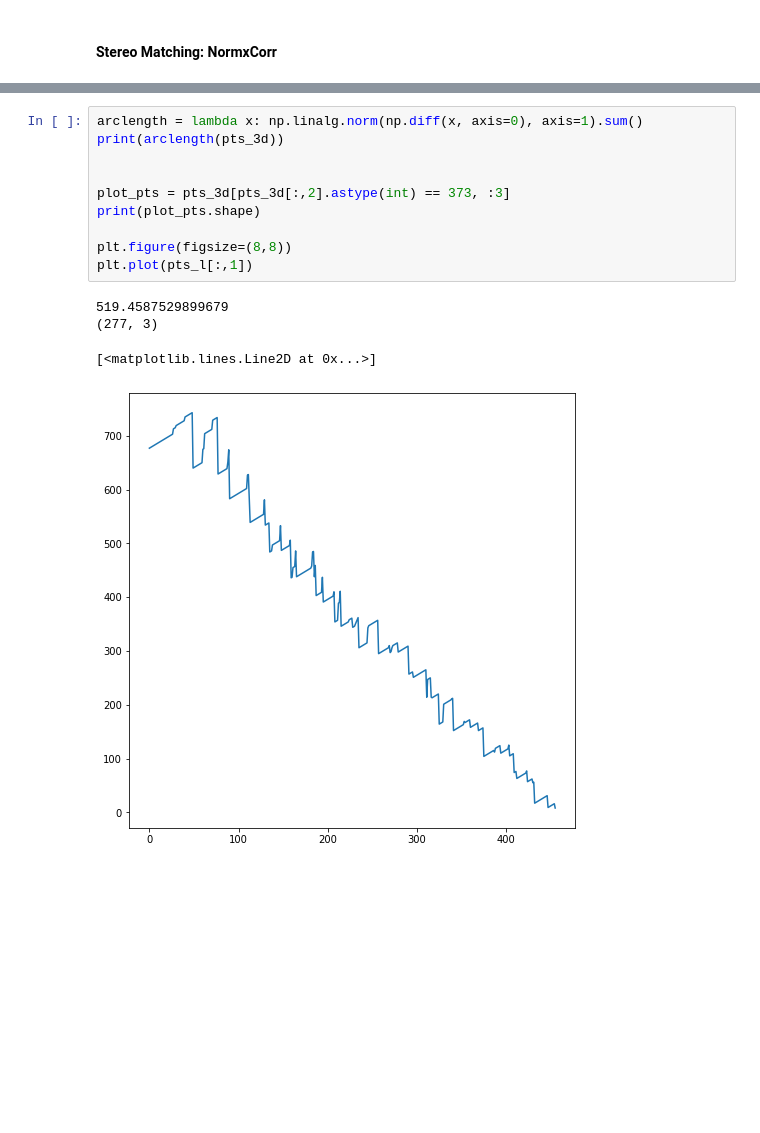
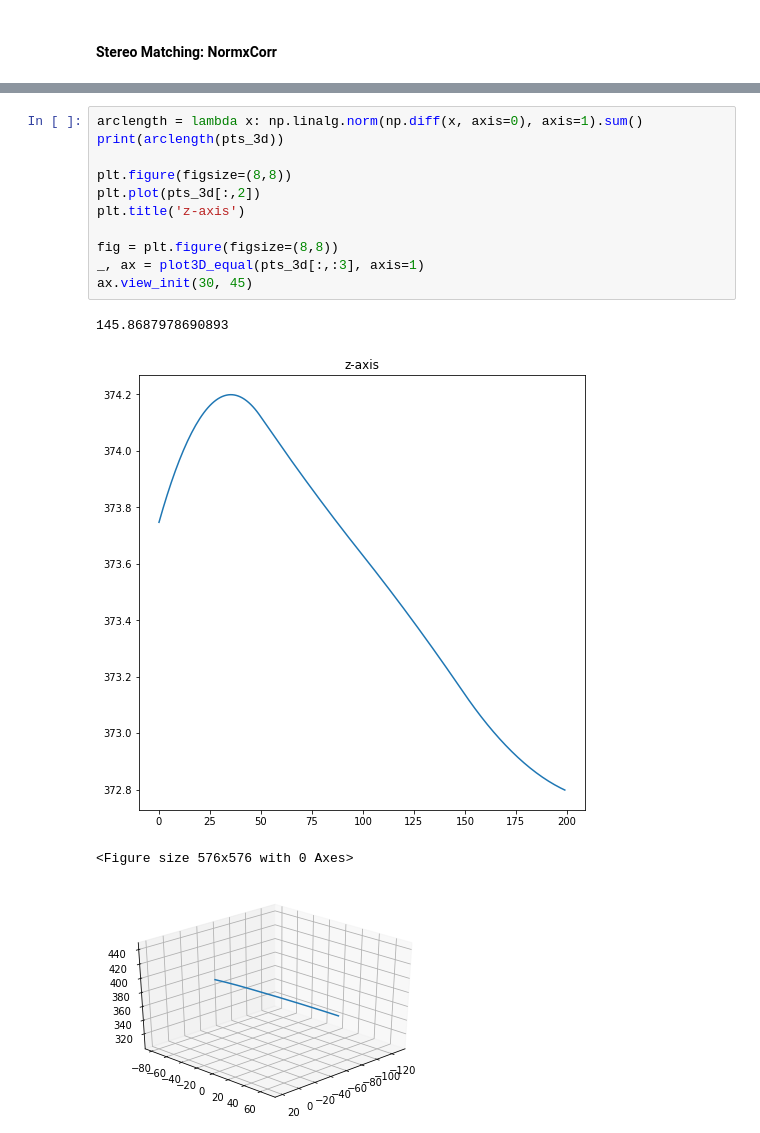
Before and after one commit to dlezcan1/AMIRo-cv, a Jupyter notebook: src/NeedleCompVision.ipynb, the cells around one changed output, grey strips where cells are left out. Saved outputs shown, nothing was run; the diff lists cells and outputs as text; blank space fills up the shorter version.

```diff
--- a/src/NeedleCompVision.ipynb
+++ b/src/NeedleCompVision.ipynb
@@ -1651,15 +1658,16 @@ pts_3d, pts_l, pts_r, bspline_l, bspline_r, imgs = needle_reconstruction3(left_i
 # %%
 arclength = lambda x: np.linalg.norm(np.diff(x, axis=0), axis=1).sum()
 print(arclength(pts_3d))
 
+plt.figure(figsize=(8,8))
+plt.plot(pts_3d[:,2])
+plt.title('z-axis')
 
-plot_pts = pts_3d[pts_3d[:,2].astype(int) == 373, :3]
-print(plot_pts.shape)
-
-plt.figure(figsize=(8,8))
-plt.plot(pts_l[:,1])
+fig = plt.figure(figsize=(8,8))
+_, ax = plot3D_equal(pts_3d[:,:3], axis=1)
+ax.view_init(30, 45)
 # %% [output]
-519.4587529899679
-(277, 3)
+145.8687978690893
+[figure, new version]
-[<matplotlib.lines.Line2D at 0x...>]
+<Figure size 576x576 with 0 Axes>
-[figure, old version]
+[figure, added]
```
Also changed, not shown: parts of 3 cells of this notebook, 1 other file.
